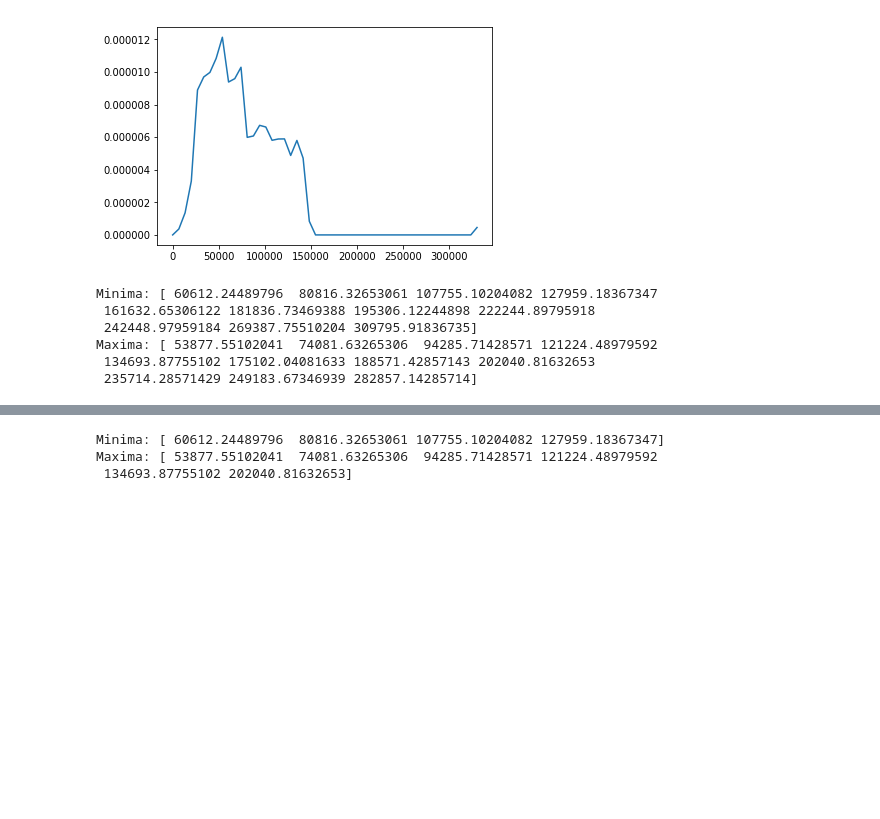
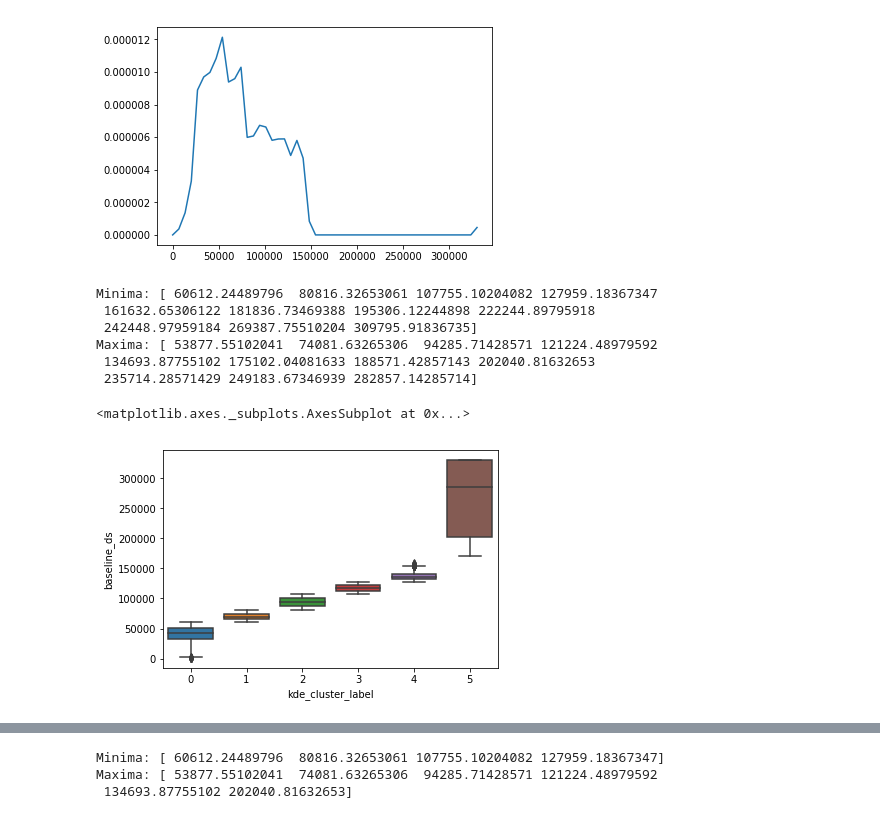
Before and after one commit to tkhan3/machinelearning, a Jupyter notebook: outlier_detection_clustering_1D.ipynb, the cells around one changed output, grey strips where cells are left out. Saved outputs shown, nothing was run; the diff lists cells and outputs as text; code cells hidden in the pictures; blank space fills up the shorter version.

```diff
--- a/outlier_detection_clustering_1D.ipynb
+++ b/outlier_detection_clustering_1D.ipynb
@@ -343,3 +364,30 @@ Minima: [ 60612.24489796  80816.32653061 107755.10204082 127959.18367347
 Maxima: [ 53877.55102041  74081.63265306  94285.71428571 121224.48979592
  134693.87755102 175102.04081633 188571.42857143 202040.81632653
  235714.28571429 249183.67346939 282857.14285714]
+# %%
+baseline_data_kde = baseline_data.copy()
+# %%
+def kde_cluster_label(row):
+  if row['baseline_ds'] <=  60612.24489796:
+    return 0
+  else:
+    if row['baseline_ds'] >  60612.24489796 and row['baseline_ds'] <= 80816.32653061 :
+      return 1
+    else:
+      if row['baseline_ds'] > 80816.32653061 and row['baseline_ds'] <= 107755.10204082 :
+        return 2
+      else:
+        if row['baseline_ds'] > 107755.10204082 and row['baseline_ds'] <= 127959.18367347:
+          return 3
+        else:
+          if row['baseline_ds'] > 127959.18367347 and row['baseline_ds'] <= 161632.65306122:
+            return 4
+          else:
+            return 5
+# %%
+baseline_data_kde['kde_cluster_label'] = baseline_data_kde.apply(lambda row: kde_cluster_label (row),axis=1)
+# %%
+sns.boxplot(x='kde_cluster_label',y='baseline_ds',data=baseline_data_kde)
+# %% [output]
+<matplotlib.axes._subplots.AxesSubplot at 0x...>
+[figure, added]
```
Also changed, not shown: parts of 4 cells of this notebook.
